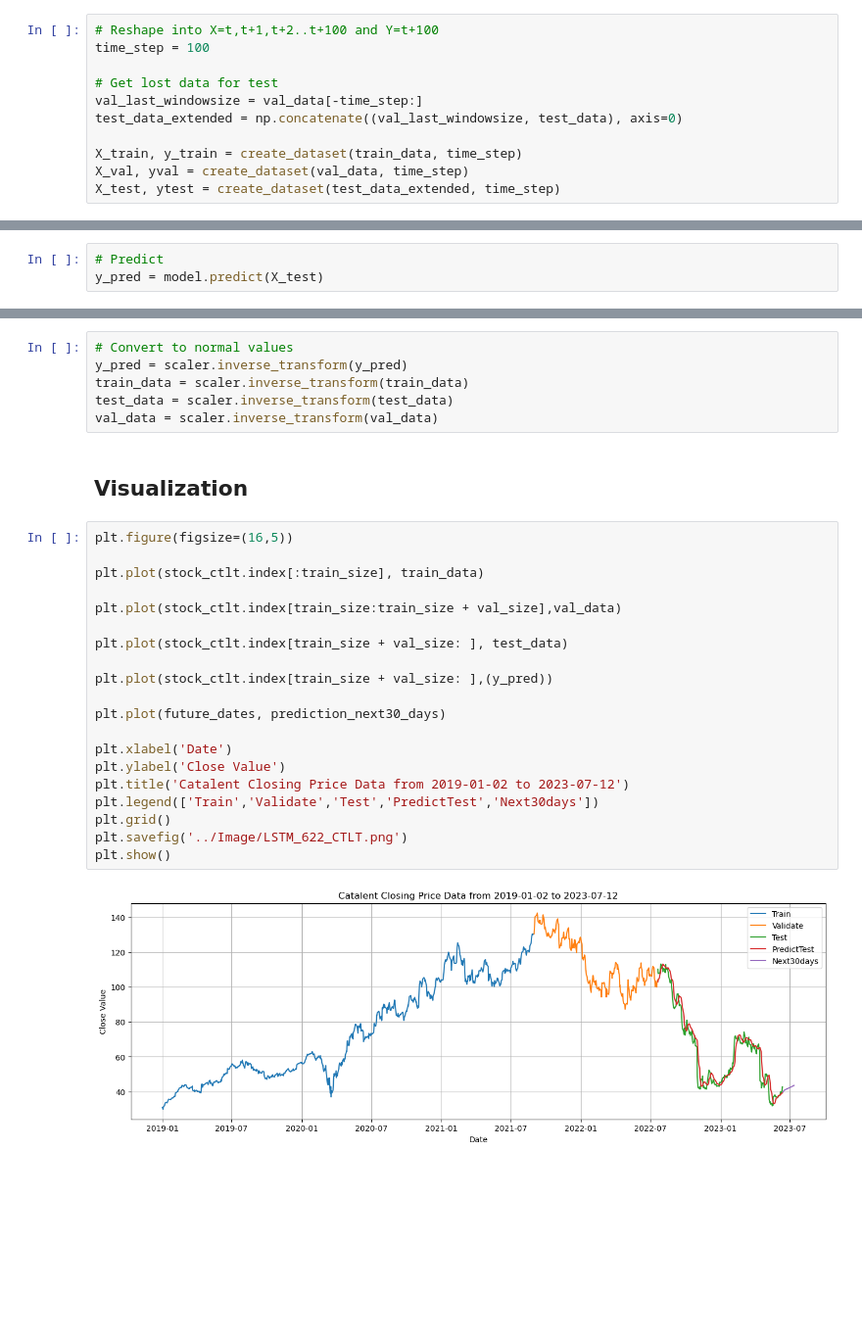
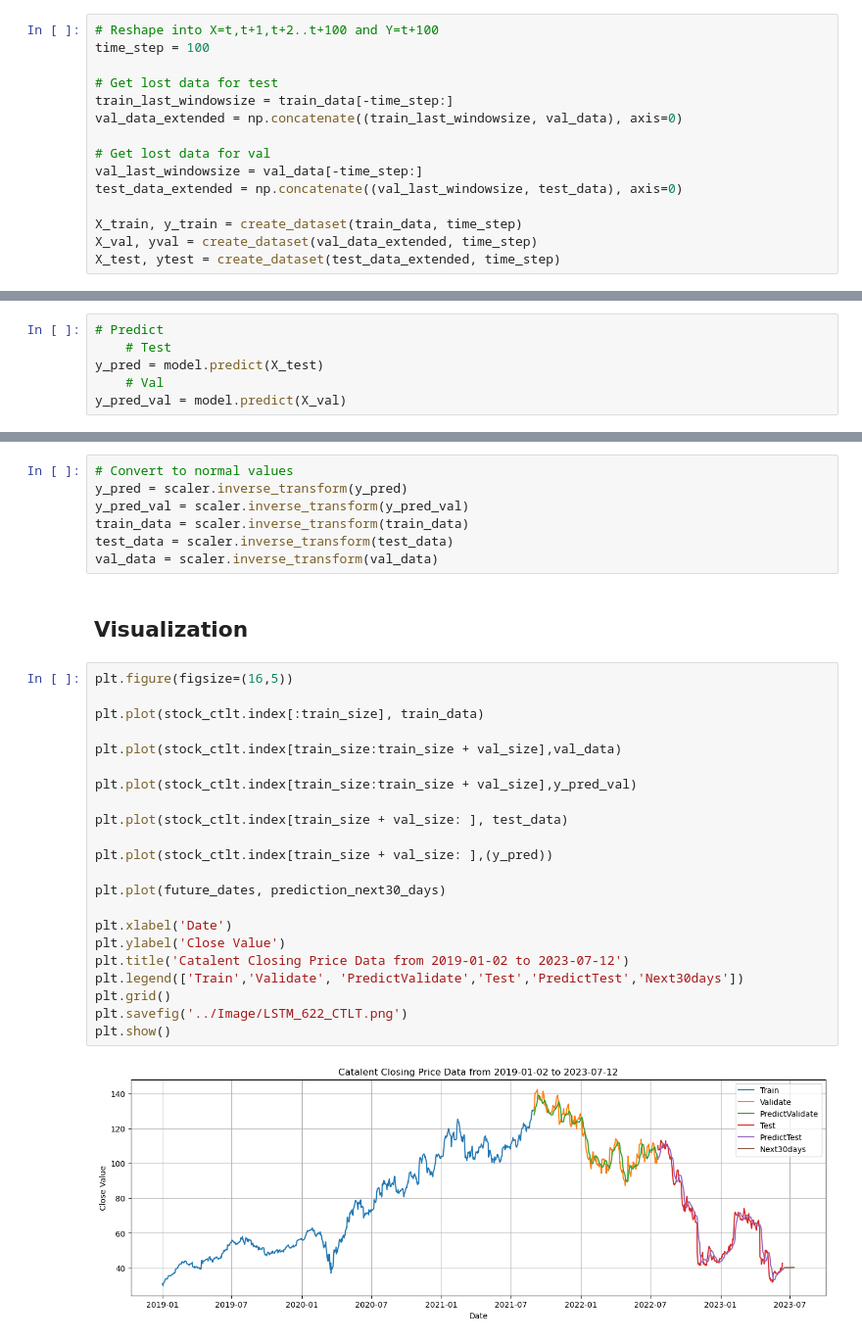
Before and after one commit to mynhungg/IS403.N21.HTTT_Nhom13, a Jupyter notebook: Model/LSTM/6_2_2/Code/LSTM_622_CTLT.ipynb, the cells around one changed output, grey strips where cells are left out. Shown: that part at 98% size. Drawn from its saved outputs; the diff is of its cells as text; blank space fills up the shorter version.

```diff
--- a/Model/LSTM/6_2_2/Code/LSTM_622_CTLT.ipynb
+++ b/Model/LSTM/6_2_2/Code/LSTM_622_CTLT.ipynb
@@ -77,11 +77,15 @@ def create_dataset(dataset, time_step=1):
 time_step = 100
 
 # Get lost data for test
+train_last_windowsize = train_data[-time_step:]
+val_data_extended = np.concatenate((train_last_windowsize, val_data), axis=0)
+
+# Get lost data for val
 val_last_windowsize = val_data[-time_step:]
 test_data_extended = np.concatenate((val_last_windowsize, test_data), axis=0)
 
 X_train, y_train = create_dataset(train_data, time_step)
-X_val, yval = create_dataset(val_data, time_step)
+X_val, yval = create_dataset(val_data_extended, time_step)
 X_test, ytest = create_dataset(test_data_extended, time_step)
 # %%
 # Make input for LSTM
@@ -133,5 +137,8 @@ Epoch 100/100
 ### Testing process
 # %%
 # Predict
+    # Test
 y_pred = model.predict(X_test)
+    # Val
+y_pred_val = model.predict(X_val)
 # %% [output]
@@ -206,6 +228,7 @@ prediction_next30_days = scaler.inverse_transform(prediction_next30_days).reshap
 # %%
 # Convert to normal values
 y_pred = scaler.inverse_transform(y_pred)
+y_pred_val = scaler.inverse_transform(y_pred_val)
 train_data = scaler.inverse_transform(train_data)
 test_data = scaler.inverse_transform(test_data)
 val_data = scaler.inverse_transform(val_data)
@@ -214,22 +237,24 @@ val_data = scaler.inverse_transform(val_data)
 # %%
 plt.figure(figsize=(16,5))
 
 plt.plot(stock_ctlt.index[:train_size], train_data)
 
 plt.plot(stock_ctlt.index[train_size:train_size + val_size],val_data)
+
+plt.plot(stock_ctlt.index[train_size:train_size + val_size],y_pred_val)
 
 plt.plot(stock_ctlt.index[train_size + val_size: ], test_data)
 
 plt.plot(stock_ctlt.index[train_size + val_size: ],(y_pred))
 
 plt.plot(future_dates, prediction_next30_days)
 
 plt.xlabel('Date')
 plt.ylabel('Close Value')
 plt.title('Catalent Closing Price Data from 2019-01-02 to 2023-07-12')
-plt.legend(['Train','Validate','Test','PredictTest','Next30days'])
+plt.legend(['Train','Validate', 'PredictValidate','Test','PredictTest','Next30days'])
 plt.grid()
 plt.savefig('../Image/LSTM_622_CTLT.png')
 plt.show()
 # %% [output]
-[figure, old version]
+[figure, new version]
```
Also changed, not shown: parts of 5 cells of this notebook, 11 other files.
